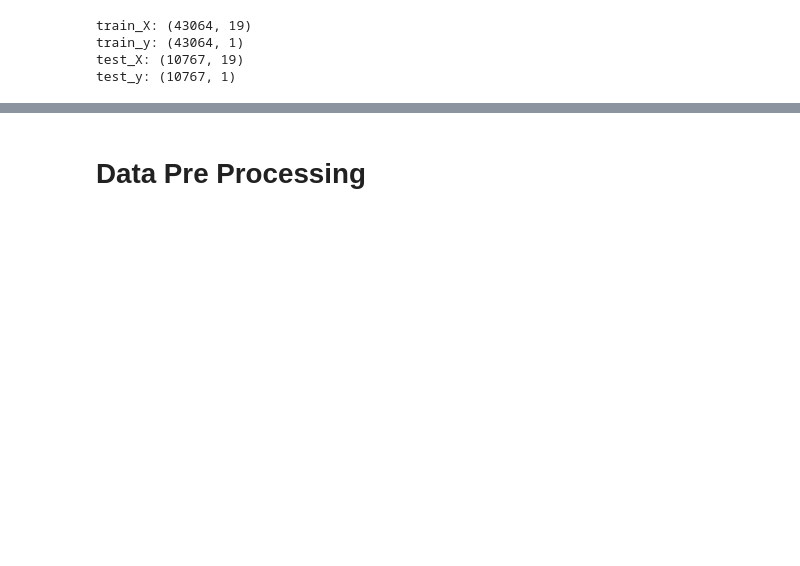
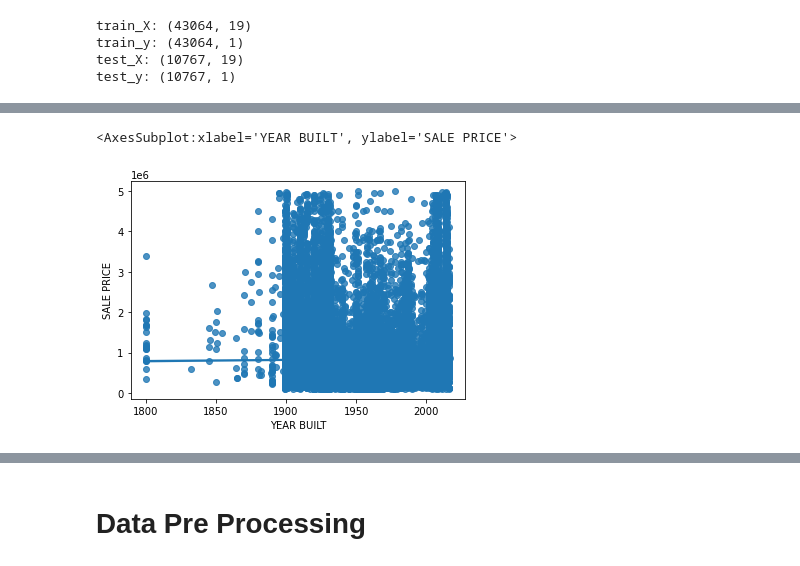
Before and after one commit to weekgoodday/Intro2ai, a Jupyter notebook: homework/hw12/baselines.ipynb, the cells around one changed output, grey strips where cells are left out. Drawn from its saved outputs; the diff is of its cells as text; code cells hidden in the pictures; blank space fills up the shorter version.

```diff
--- a/homework/hw12/baselines.ipynb
+++ b/homework/hw12/baselines.ipynb
@@ -56,0 +158,5 @@ data_X = pd.concat([train_X, test_X])
+# %%
+sns.regplot(x=train["YEAR BUILT"][train["YEAR BUILT"] !=0 ],y=train["SALE PRICE"][train["YEAR BUILT"] !=0 ])
+# %% [output]
+<AxesSubplot:xlabel='YEAR BUILT', ylabel='SALE PRICE'>
+[figure, added]
```
Also changed, not shown: parts of 33 cells of this notebook, 2 other files.
